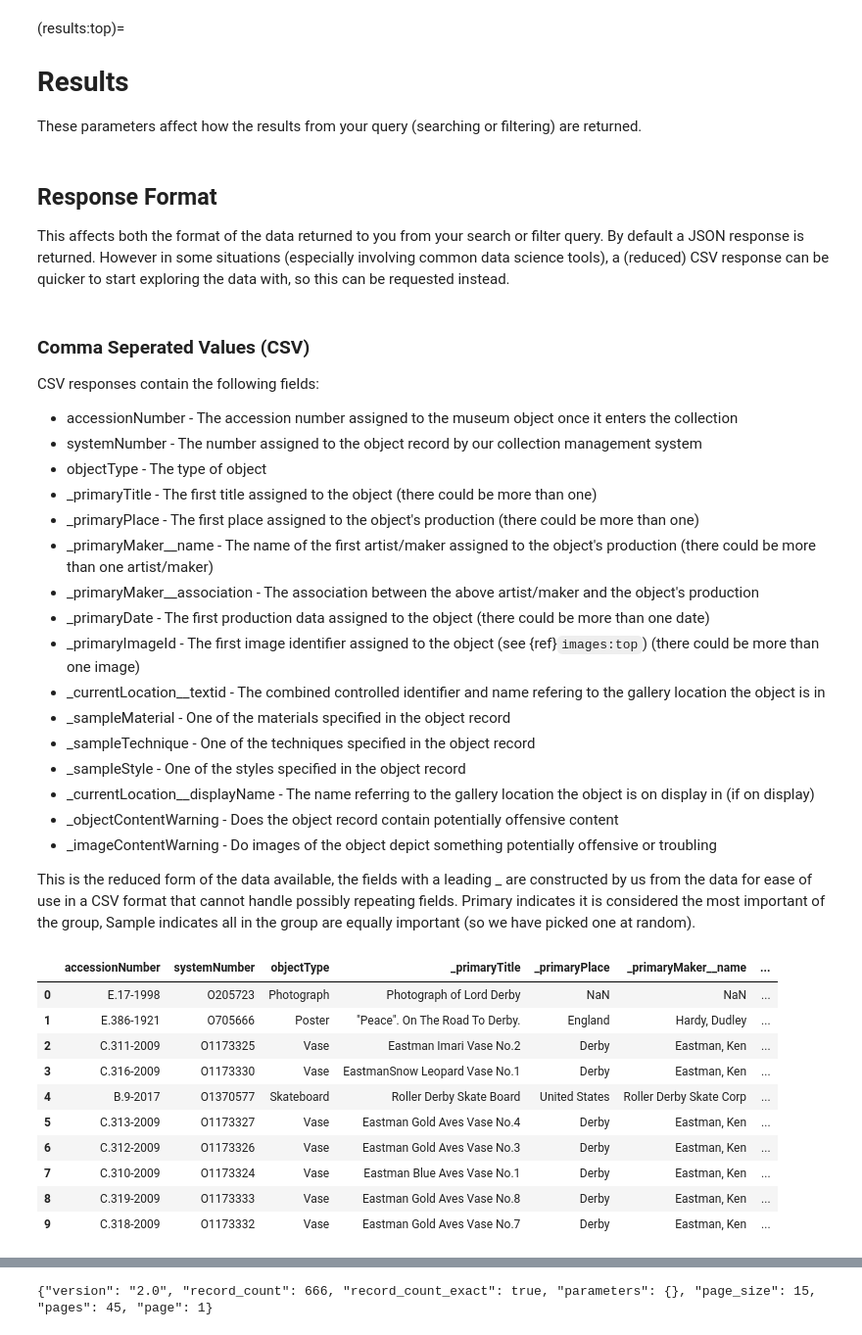
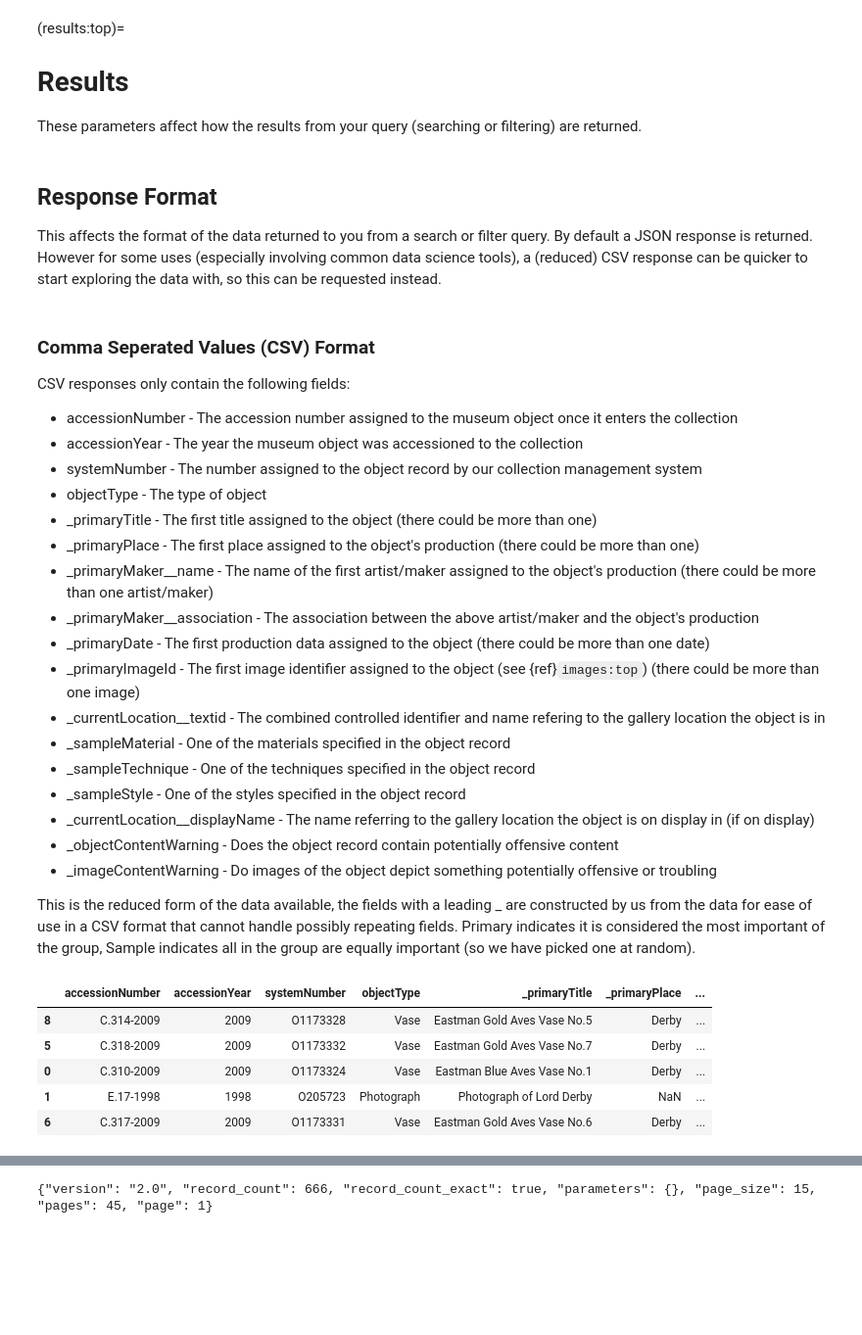
Before and after one commit to vanda/etc-docs, a Jupyter notebook: api-book/api-book/results/introduction.ipynb, the cells around one changed output, grey strips where cells are left out. Shown at 98% size. Cells and saved outputs as stored; diff of their text form; code cells hidden in the pictures; blank space fills up the shorter version.

```diff
--- a/api-book/api-book/results/introduction.ipynb
+++ b/api-book/api-book/results/introduction.ipynb
@@ -6,13 +6,14 @@ These parameters affect how the results from your query (searching or filtering)
 # %% [markdown]
 ## Response Format
 
-This affects both the format of the data returned to you from your search or filter query. By default a JSON response is returned. However in some situations (especially involving common data science tools), a (reduced) CSV response can be quicker to start exploring the data with, so this can be requested instead.
+This affects the format of the data returned to you from a search or filter query. By default a JSON response is returned. However for some uses (especially involving common data science tools), a (reduced) CSV response can be quicker to start exploring the data with, so this can be requested instead.
 # %% [markdown]
-### Comma Seperated Values (CSV)
+### Comma Seperated Values (CSV) Format
 
-CSV responses contain the following fields:
+CSV responses only contain the following fields:
 
   * accessionNumber - The accession number assigned to the museum object once it enters the collection
+  * accessionYear - The year the museum object was accessioned to the collection
   * systemNumber - The number assigned to the object record by our collection management system
   * objectType - The type of object
   * _primaryTitle - The first title assigned to the object (there could be more than one)
@@ -33,17 +34,12 @@ This is the reduced form of the data available, the fields with a leading _ are
 # %%
 import pandas as pd
 object_df = pd.read_csv("https://api.vam.ac.uk/v2/objects/search?q=Derby&page_size=10&response_format=csv")
-object_df.head(10)
+object_df.sample(5)
 # %% [output]
-|  | accessionNumber | systemNumber | objectType | _primaryTitle | _primaryPlace | _primaryMaker__name | ... |
-| 0 | E.17-1998 | O205723 | Photograph | Photograph of Lord Derby | NaN | NaN | ... |
-| 1 | E.386-1921 | O705666 | Poster | "Peace". On The Road To Derby. | England | Hardy, Dudley | ... |
-| 2 | C.311-2009 | O1173325 | Vase | Eastman Imari Vase No.2 | Derby | Eastman, Ken | ... |
-| 3 | C.316-2009 | O1173330 | Vase | EastmanSnow Leopard Vase No.1 | Derby | Eastman, Ken | ... |
-| 4 | B.9-2017 | O1370577 | Skateboard | Roller Derby Skate Board | United States | Roller Derby Skate Corp | ... |
-| 5 | C.313-2009 | O1173327 | Vase | Eastman Gold Aves Vase No.4 | Derby | Eastman, Ken | ... |
-| 6 | C.312-2009 | O1173326 | Vase | Eastman Gold Aves Vase No.3 | Derby | Eastman, Ken | ... |
-| 7 | C.310-2009 | O1173324 | Vase | Eastman Blue Aves Vase No.1 | Derby | Eastman, Ken | ... |
-| 8 | C.319-2009 | O1173333 | Vase | Eastman Gold Aves Vase No.8 | Derby | Eastman, Ken | ... |
-| 9 | C.318-2009 | O1173332 | Vase | Eastman Gold Aves Vase No.7 | Derby | Eastman, Ken | ... |
+|  | accessionNumber | accessionYear | systemNumber | objectType | _primaryTitle | _primaryPlace | ... |
+| 8 | C.314-2009 | 2009 | O1173328 | Vase | Eastman Gold Aves Vase No.5 | Derby | ... |
+| 5 | C.318-2009 | 2009 | O1173332 | Vase | Eastman Gold Aves Vase No.7 | Derby | ... |
+| 0 | C.310-2009 | 2009 | O1173324 | Vase | Eastman Blue Aves Vase No.1 | Derby | ... |
+| 1 | E.17-1998 | 1998 | O205723 | Photograph | Photograph of Lord Derby | NaN | ... |
+| 6 | C.317-2009 | 2009 | O1173331 | Vase | Eastman Gold Aves Vase No.6 | Derby | ... |
 # %% [markdown]
```
Also changed, not shown: parts of 6 cells of this notebook, 12 other files.
